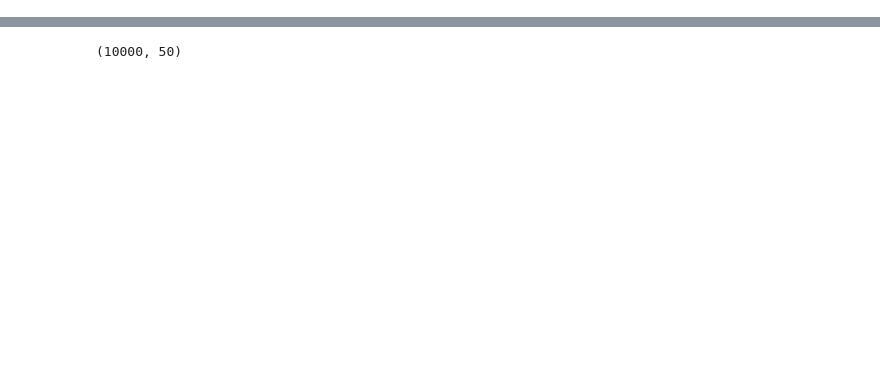
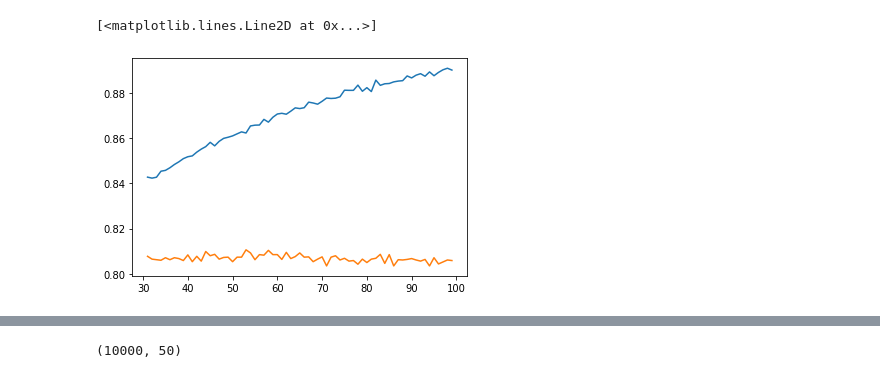
Before and after one commit to Machine-Learning-Project-Group/How-long-will-it-take-to-cook-this-, a Jupyter notebook: XDD.ipynb, the cells around one changed output, grey strips where cells are left out. Cells and saved outputs as stored; diff of their text form; code cells hidden in the pictures; blank space fills up the shorter version.

```diff
--- a/XDD.ipynb
+++ b/XDD.ipynb
@@ -76,0 +245,6 @@ Name: duration_label, Length: 40000, dtype: float64
+# %%
+plt.plot(range(31, 100), mn_score_train1)
+plt.plot(range(31, 100), mn_score_test)
+# %% [output]
+[<matplotlib.lines.Line2D at 0x...>]
+[figure, added]
```
Also changed, not shown: parts of 144 cells of this notebook, 2 other files.
